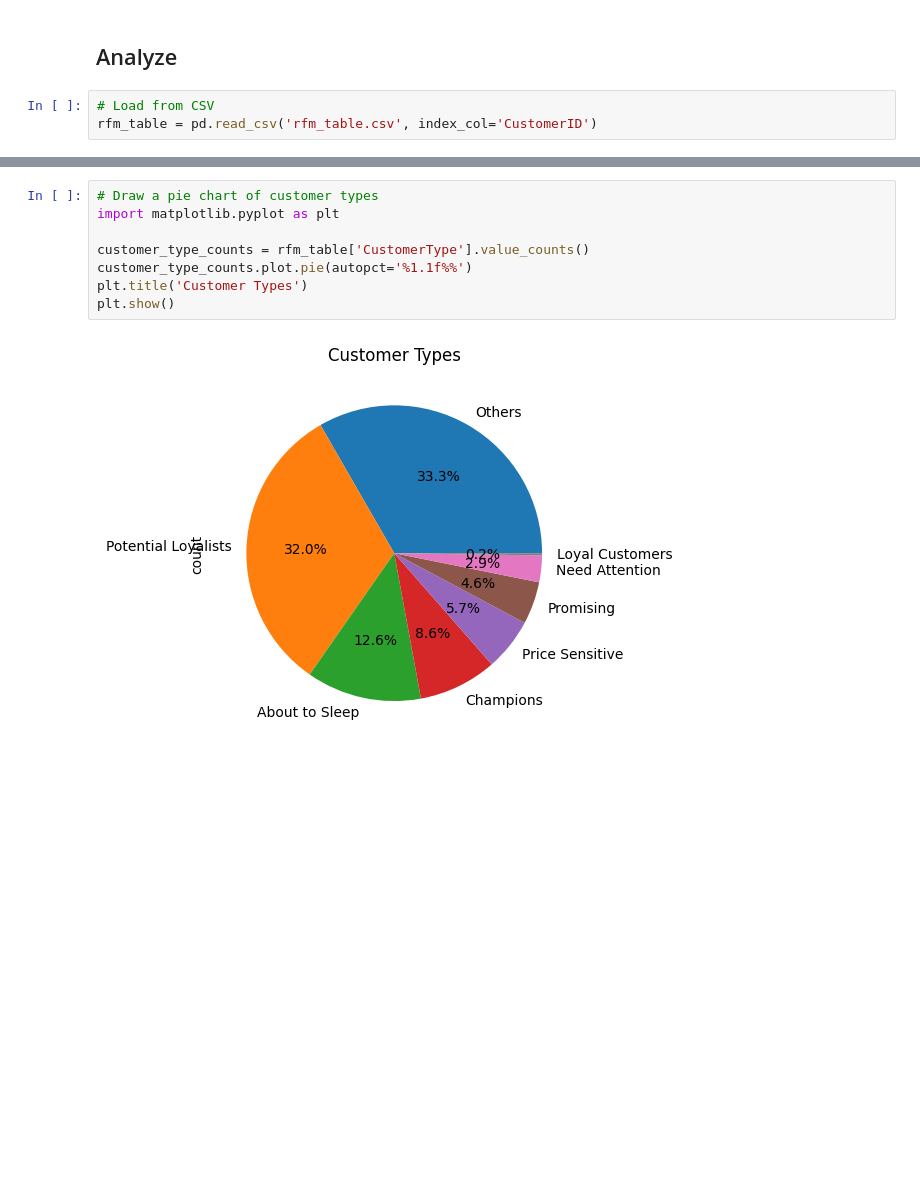
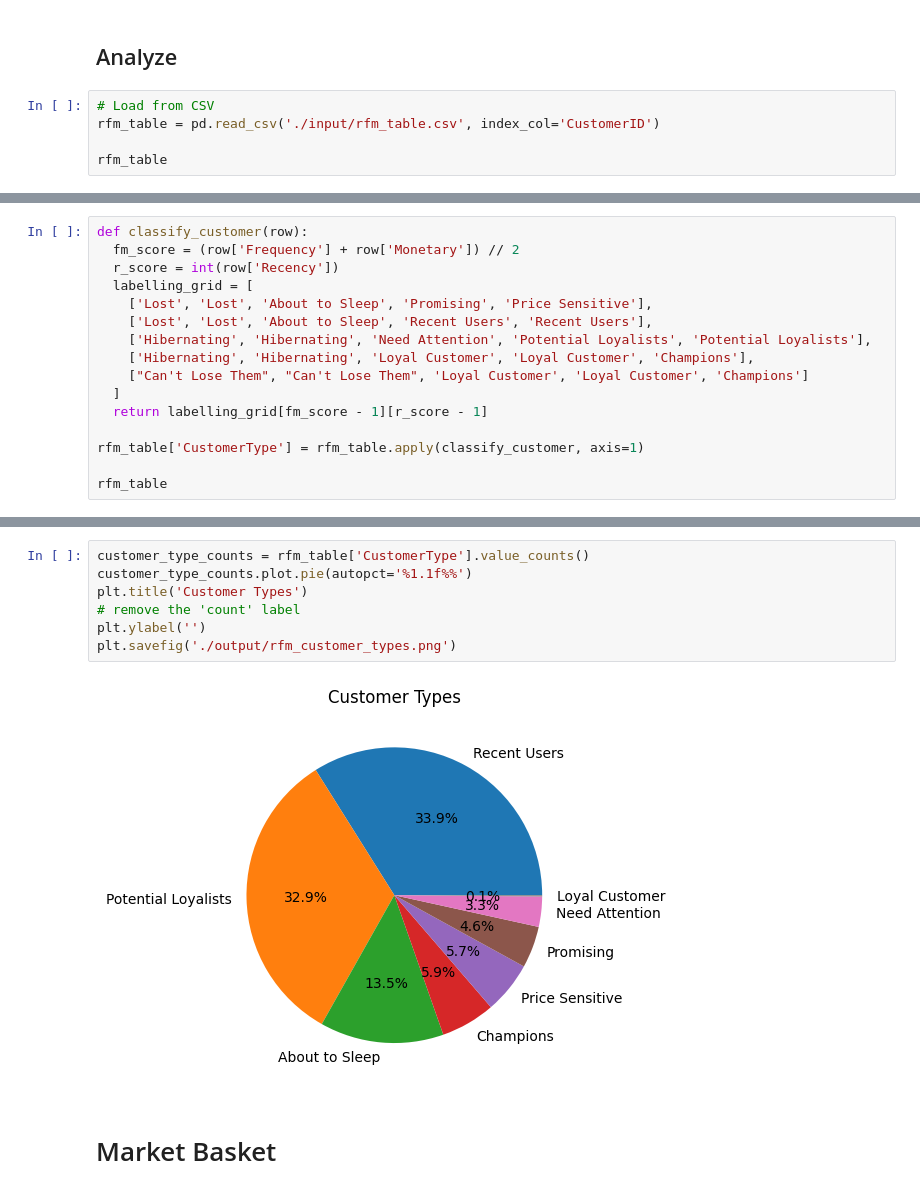
Before and after one commit to veryloooong/hust-project-1, a Jupyter notebook: recommender.ipynb, the cells around one changed output, grey strips where cells are left out. Drawn from its saved outputs; the diff is of its cells as text; blank space fills up the shorter version.

```diff
--- a/recommender.ipynb
+++ b/recommender.ipynb
@@ -62,4 +52,6 @@ rfm_table.to_csv('rfm_table.csv')
 ## Analyze
 # %%
 # Load from CSV
-rfm_table = pd.read_csv('rfm_table.csv', index_col='CustomerID')
+rfm_table = pd.read_csv('./input/rfm_table.csv', index_col='CustomerID')
+
+rfm_table
@@ -127,0 +73,16 @@ rfm_table[rfm_table['CustomerType'] == 'Others']
+# %%
+def classify_customer(row):
+  fm_score = (row['Frequency'] + row['Monetary']) // 2
+  r_score = int(row['Recency'])
+  labelling_grid = [
+    ['Lost', 'Lost', 'About to Sleep', 'Promising', 'Price Sensitive'],
+    ['Lost', 'Lost', 'About to Sleep', 'Recent Users', 'Recent Users'],
+    ['Hibernating', 'Hibernating', 'Need Attention', 'Potential Loyalists', 'Potential Loyalists'],
+    ['Hibernating', 'Hibernating', 'Loyal Customer', 'Loyal Customer', 'Champions'],
+    ["Can't Lose Them", "Can't Lose Them", 'Loyal Customer', 'Loyal Customer', 'Champions']
+  ]
+  return labelling_grid[fm_score - 1][r_score - 1]
+
+rfm_table['CustomerType'] = rfm_table.apply(classify_customer, axis=1)
+
+rfm_table
@@ -128,10 +104,11 @@ rfm_table[rfm_table['CustomerType'] == 'Others']
 # %%
-# Draw a pie chart of customer types
-import matplotlib.pyplot as plt
-
 customer_type_counts = rfm_table['CustomerType'].value_counts()
 customer_type_counts.plot.pie(autopct='%1.1f%%')
 plt.title('Customer Types')
-plt.show()
+# remove the 'count' label
+plt.ylabel('')
+plt.savefig('./output/rfm_customer_types.png')
 # %% [output]
-[figure, old version]
+[figure, new version]
+# %% [markdown]
+# Market Basket
```
Also changed, not shown: parts of 10 cells of this notebook, 4 other files.
